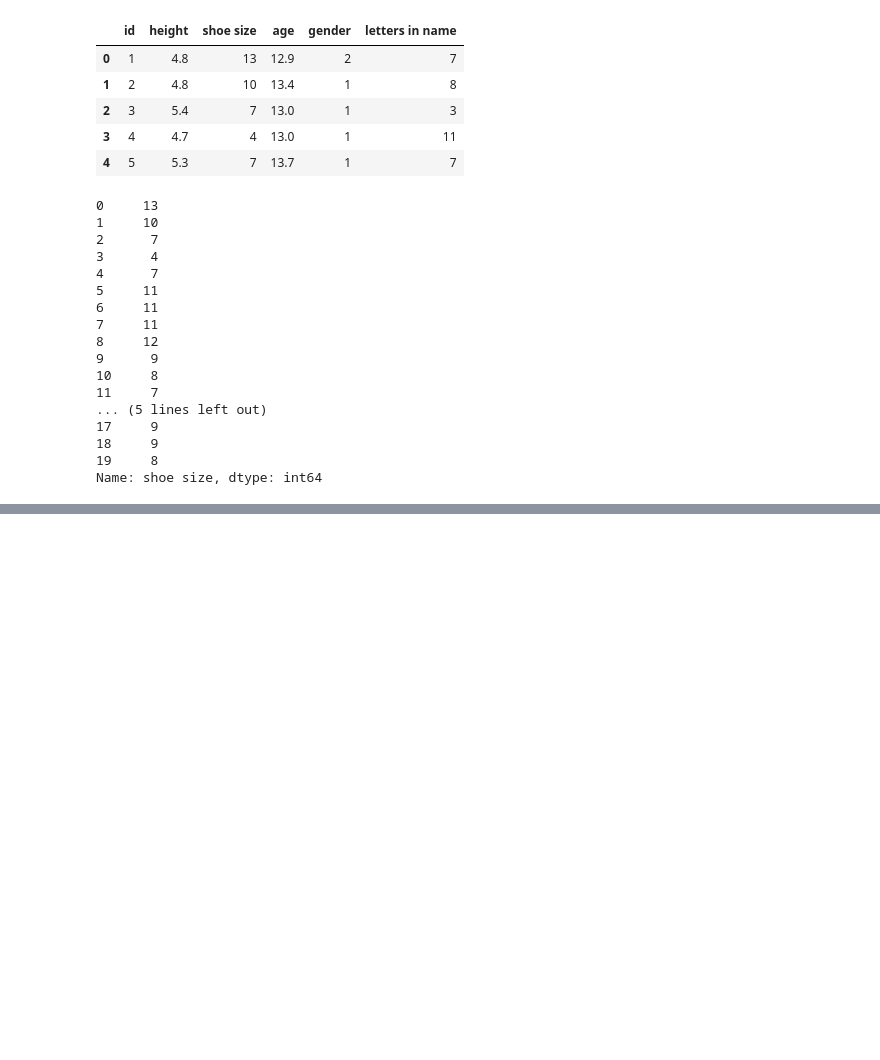
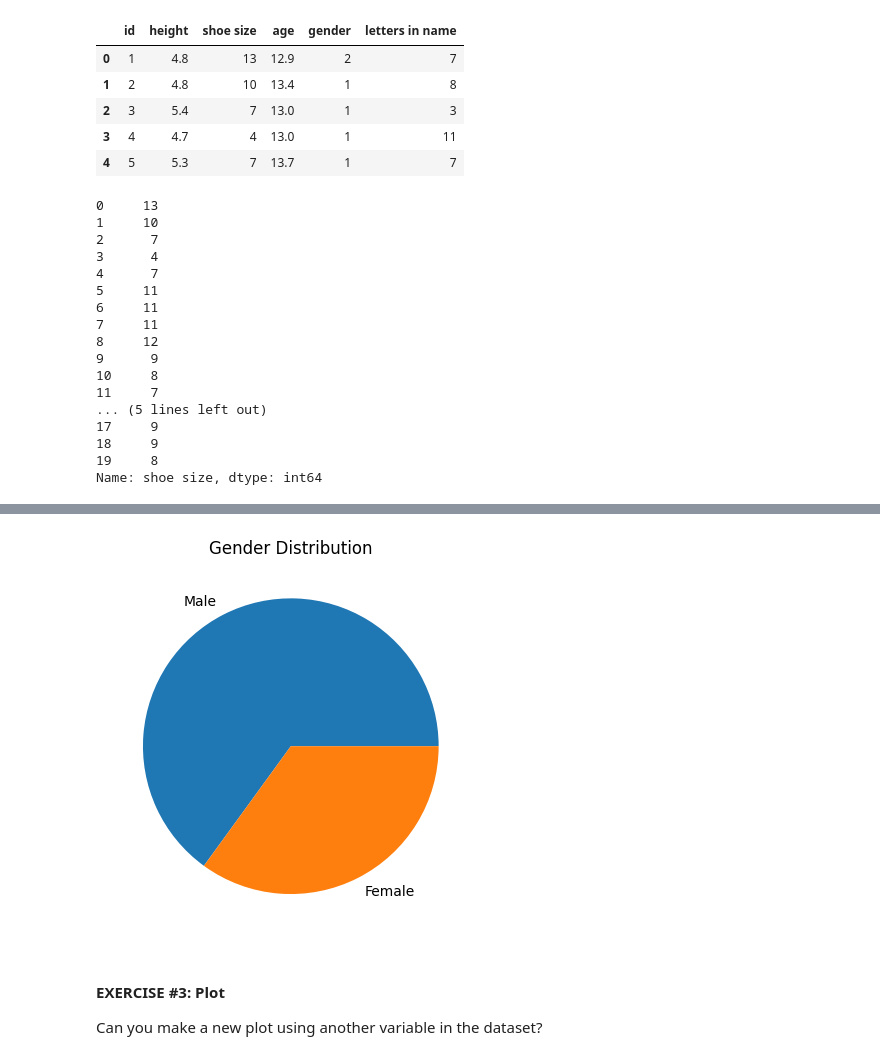
Before and after one commit to sayhellojoel/grade78pythonmath, a Jupyter notebook: Class 1.ipynb, the cells around one changed output, grey strips where cells are left out. Cells and saved outputs as stored; diff of their text form; code cells hidden in the pictures; blank space fills up the shorter version.

```diff
--- a/Class 1.ipynb
+++ b/Class 1.ipynb
@@ -260,0 +265,10 @@ Name: shoe size, dtype: int64
+# %%
+# adding labels to our pie chart
+plt.pie(df['gender'].value_counts(), labels=['Male', 'Female'])
+plt.title('Gender Distribution')
+plt.show()
+# %% [output]
+[figure, added]
+# %% [markdown]
+#### EXERCISE #3: Plot
+Can you make a new plot using another variable in the dataset?
```
Also changed, not shown: parts of 21 cells of this notebook, 1 other file.
